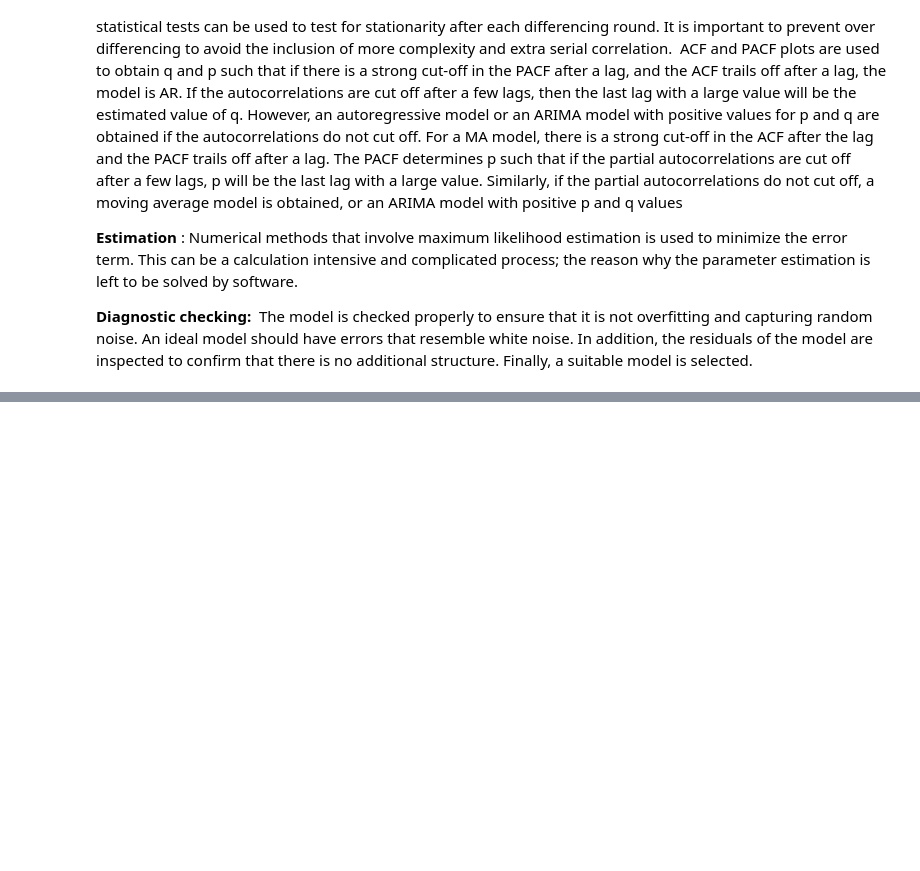
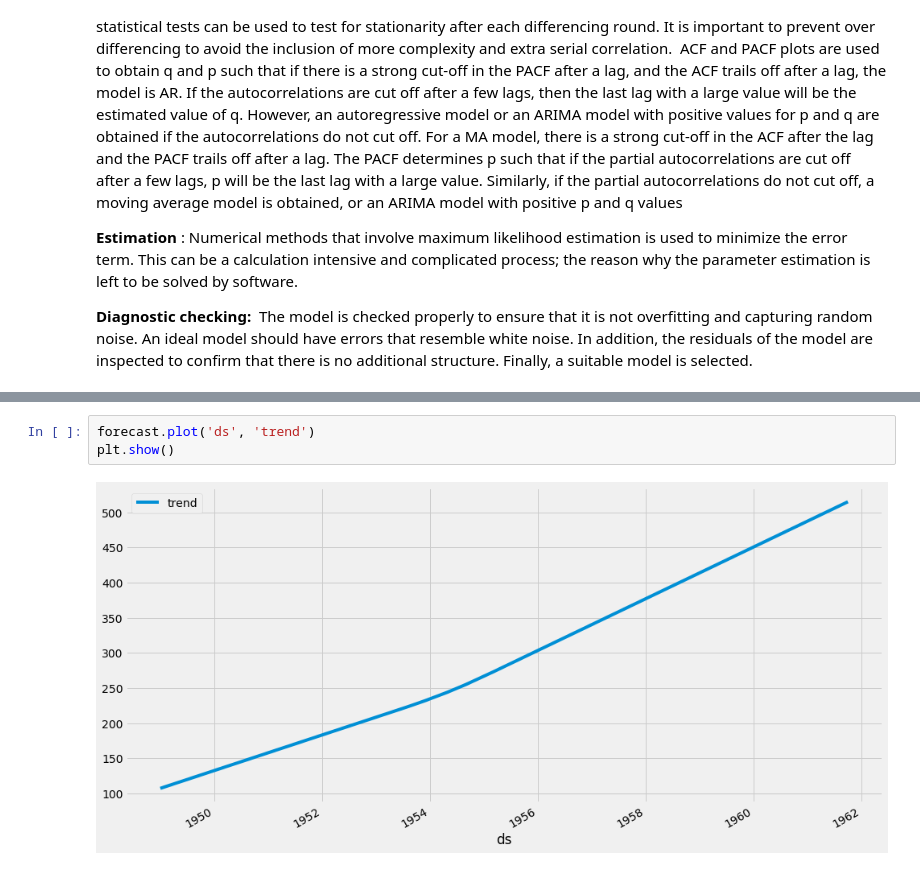
Before and after one commit to VictorOmondi1997/Time-Series-Analysis, a Jupyter notebook: Time Series Analysis.ipynb, the cells around one changed output, grey strips where cells are left out. Saved outputs shown, nothing was run; the diff lists cells and outputs as text; blank space fills up the shorter version.

```diff
--- a/Time Series Analysis.ipynb
+++ b/Time Series Analysis.ipynb
@@ -476,0 +554,5 @@ This is a method  by George Box and Gwilym Jenkins that suggests that the proces
+# %%
+forecast.plot('ds', 'trend')
+plt.show()
+# %% [output]
+[figure, added]
```
Also changed, not shown: parts of 13 cells of this notebook.
